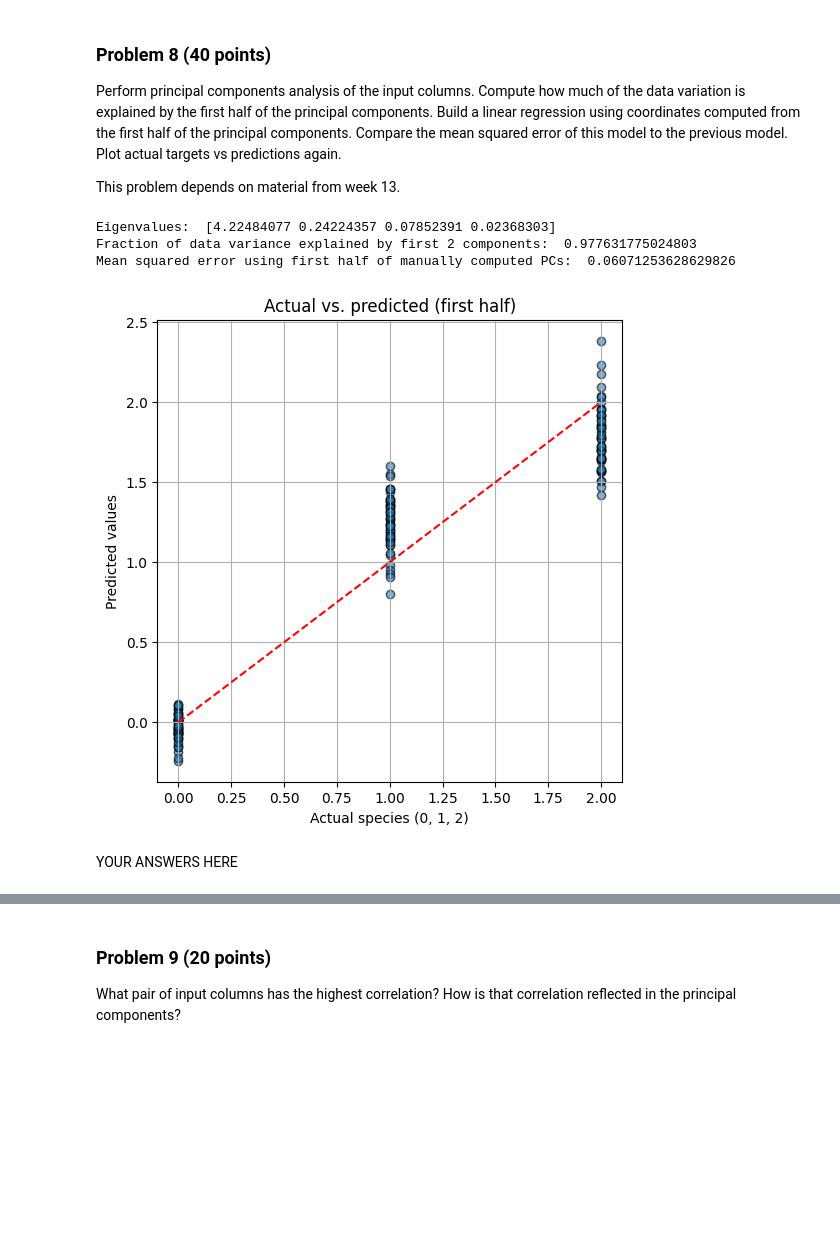
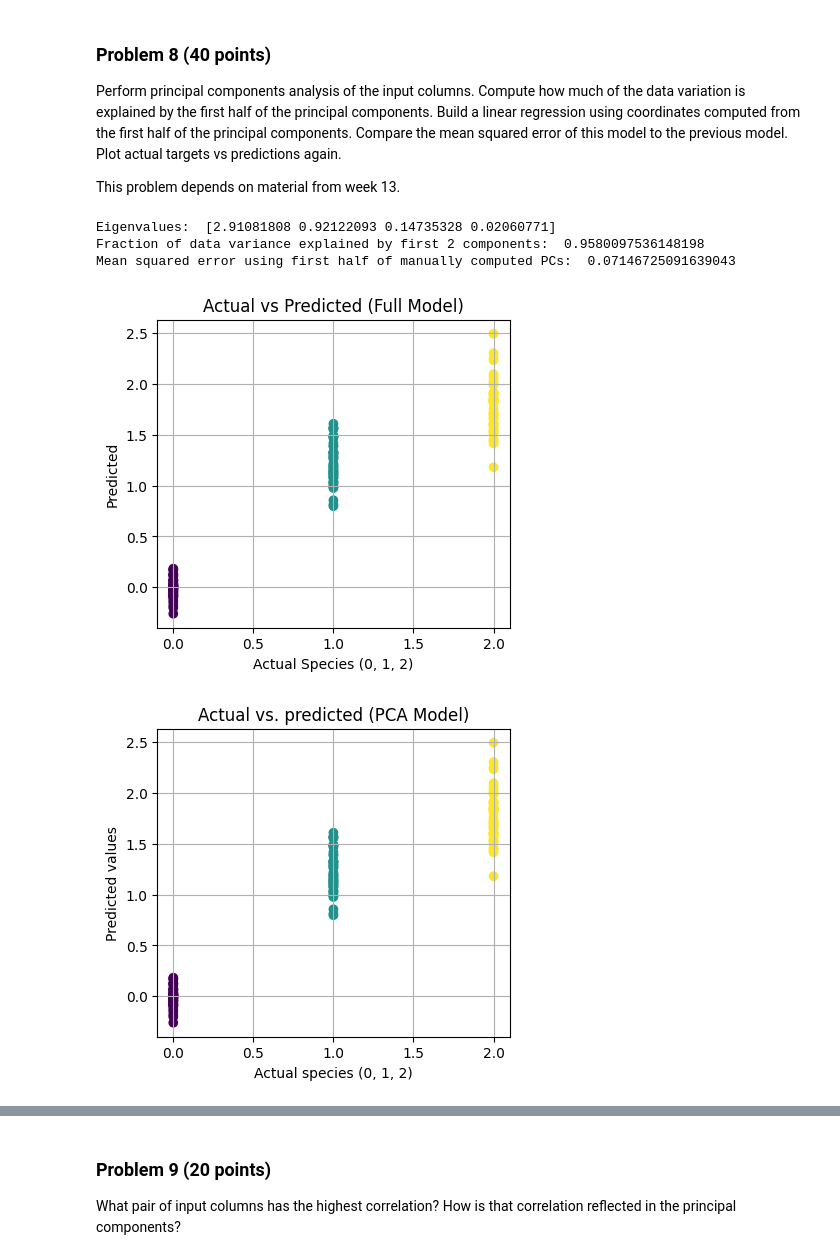
Before and after one commit to gwenythmeder/dx601-final-project, a Jupyter notebook: project.ipynb, the cells around one changed output, grey strips where cells are left out. Saved outputs shown, nothing was run; the diff lists cells and outputs as text; code cells hidden in the pictures; blank space fills up the shorter version.

Commit message:
final project 601

```diff
--- a/project.ipynb
+++ b/project.ipynb
@@ -280,44 +281,59 @@ This problem depends on material from week 13.
 # %%
 # YOUR CODE HERE
 
 X = df[["sepal-length", "sepal-width", "petal-length", "petal-width"]].values
 y = df["target"].values
 X_mean = X.mean(axis=0)
-X_centered = X - X_mean
+X_std = X.std(axis=0, ddof=1)
+X_norm = (X - X_mean) / X_std
 
-cov_matrix = np.cov(X_centered, rowvar=False)
+cov_matrix = np.cov(X_norm, rowvar=False)
+
 eig_values, eig_vectors = np.linalg.eigh(cov_matrix)
+
 sorted_idx = np.argsort(eig_values)[::-1]
 eig_values = eig_values[sorted_idx]
 eig_vectors = eig_vectors[:, sorted_idx]
 print("Eigenvalues: ", eig_values)
 
+X_pca = X_norm @ eig_vectors
+# project onto principal components
+
 num_components = X.shape[1] // 2
-explained_variance = eig_values / np.sum(eig_values)
-explained_first_half = np.sum(explained_variance[:num_components])
+X_pca_half = X_pca[:, :num_components]
+explained_variance = eig_values / eig_values.sum()
+explained_first_half = explained_variance[:num_components].sum()
 print(f"Fraction of data variance explained by first {num_components} components: ", explained_first_half)
 
 top_vectors = eig_vectors[:, :num_components]
-X_proj = X_centered @ top_vectors
+X_proj = X_norm @ top_vectors
 
 model_proj = LinearRegression()
 model_proj.fit(X_proj, y)
 y_pred_proj = model_proj.predict(X_proj)
 mse_proj = np.mean((y - y_pred_proj) ** 2)
 print("Mean squared error using first half of manually computed PCs: ", mse_proj)
 
-plt.figure(figsize=(6,6))
-plt.scatter(y, y_pred_proj, alpha=0.6, edgecolor='black')
-plt.plot([0, 2], [0, 2], "r--")
+plt.figure(figsize=(10,4))
+plt.subplot(1,2,1)
+plt.scatter(y, y_pred_proj, c=y, cmap="viridis")
+plt.title("Actual vs Predicted (Full Model)")
+plt.xlabel("Actual Species (0, 1, 2)")
+plt.ylabel("Predicted")
+plt.grid(True)
+plt.show()
+
+plt.figure(figsize=(10,4))
+plt.subplot(1,2,2)
+plt.scatter(y, y_pred_proj, c=y, cmap="viridis")
 plt.xlabel("Actual species (0, 1, 2)")
 plt.ylabel("Predicted values")
-plt.title("Actual vs. predicted (first half)")
+plt.title("Actual vs. predicted (PCA Model)")
 plt.grid(True)
 plt.show()
 # %% [output]
-Eigenvalues:  [4.22484077 0.24224357 0.07852391 0.02368303]
-Fraction of data variance explained by first 2 components:  0.977631775024803
-Mean squared error using first half of manually computed PCs:  0.06071253628629826
+Eigenvalues:  [2.91081808 0.92122093 0.14735328 0.02060771]
+Fraction of data variance explained by first 2 components:  0.9580097536148198
+Mean squared error using first half of manually computed PCs:  0.07146725091639043
-[figure, old version]
+[figure, new version]
+[figure, added]
-# %% [markdown]
-YOUR ANSWERS HERE
```
Also changed, not shown: parts of 4 cells of this notebook.
